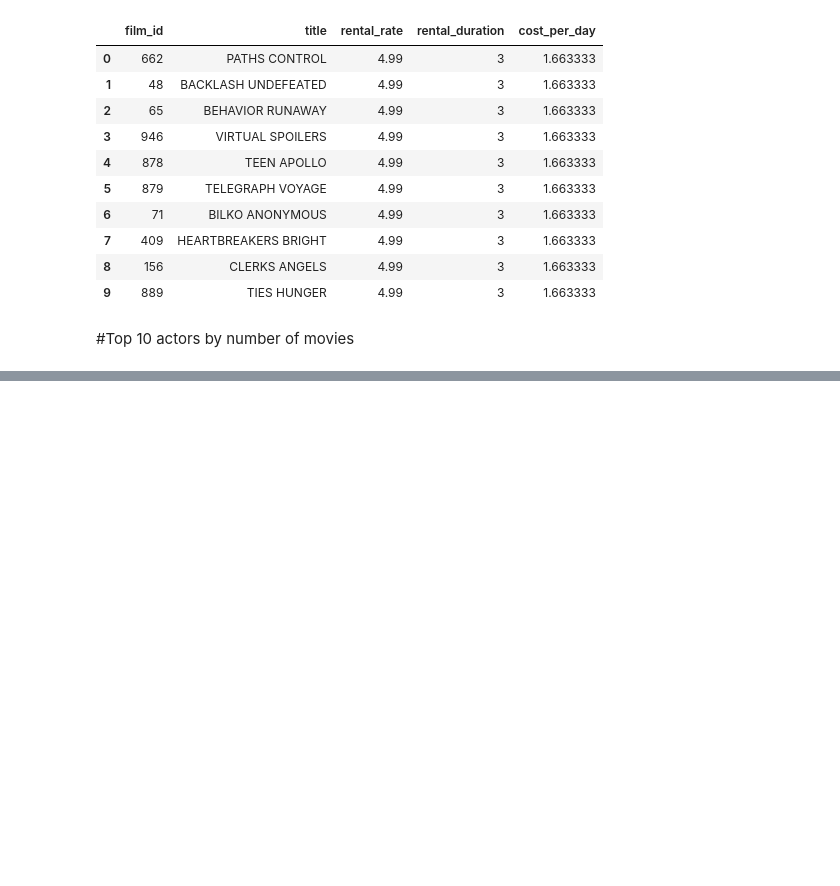
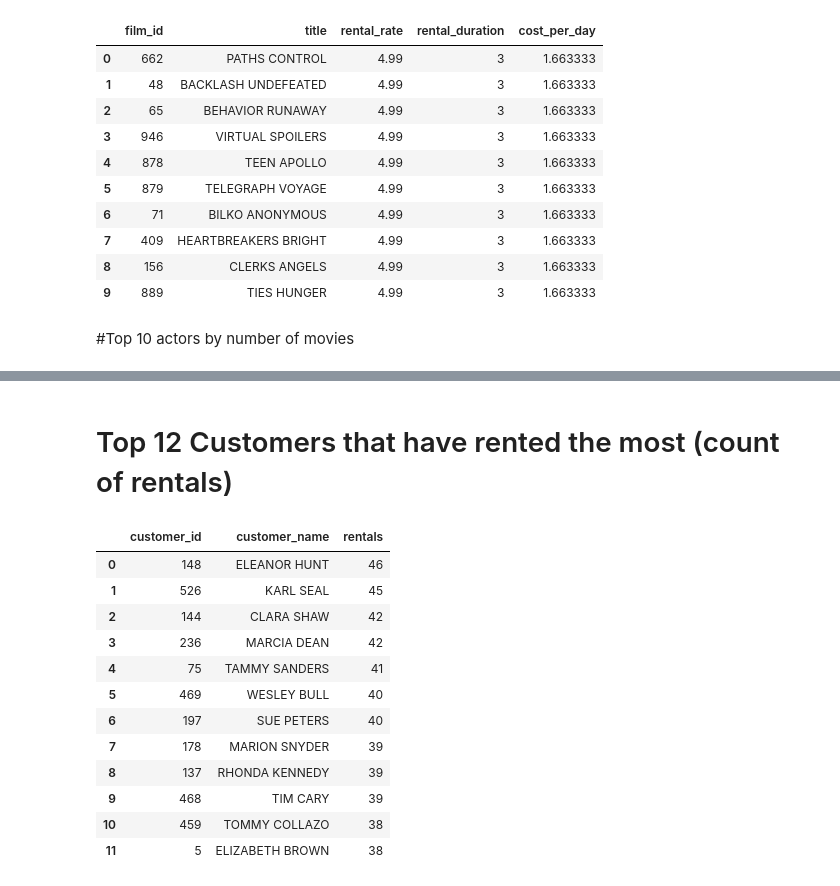
Before and after one commit to densen1995/sql_lab1_de25, a Jupyter notebook: eda.ipynb, the cells around one changed output, grey strips where cells are left out. Drawn from its saved outputs; the diff is of its cells as text; code cells hidden in the pictures; blank space fills up the shorter version.

Commit message:
update sql queries(duckdb) using python

```diff
--- a/eda.ipynb
+++ b/eda.ipynb
@@ -211 +211,29 @@ actor_counts.head(10) ##limit to top 10
 | 9 | 37.0 | VAL BOLGER | 35 |
+# %% [markdown]
+# Top 12 Customers that have rented the most (count of rentals)
+# %%
+#Join the customer and rental tables to achieve this (pick out cust id and rental id)
+top_renters= duckdb.sql("""
+    SELECT c.customer_id, c.first_name || ' ' || c.last_name AS customer_name,
+    COUNT(r.rental_id) AS rentals
+    FROM customer c
+    JOIN rental r ON c.customer_id = r.customer_id
+    GROUP BY c.customer_id, customer_name
+    ORDER BY rentals DESC;
+""").df()
+
+top_renters.head(12) #limit to top 12
+# %% [output]
+|  | customer_id | customer_name | rentals |
+| 0 | 148 | ELEANOR HUNT | 46 |
+| 1 | 526 | KARL SEAL | 45 |
+| 2 | 144 | CLARA SHAW | 42 |
+| 3 | 236 | MARCIA DEAN | 42 |
+| 4 | 75 | TAMMY SANDERS | 41 |
+| 5 | 469 | WESLEY BULL | 40 |
+| 6 | 197 | SUE PETERS | 40 |
+| 7 | 178 | MARION SNYDER | 39 |
+| 8 | 137 | RHONDA KENNEDY | 39 |
+| 9 | 468 | TIM CARY | 39 |
+| 10 | 459 | TOMMY COLLAZO | 38 |
+| 11 | 5 | ELIZABETH BROWN | 38 |
```
Also changed, not shown: parts of 7 cells of this notebook, 1 other file.
